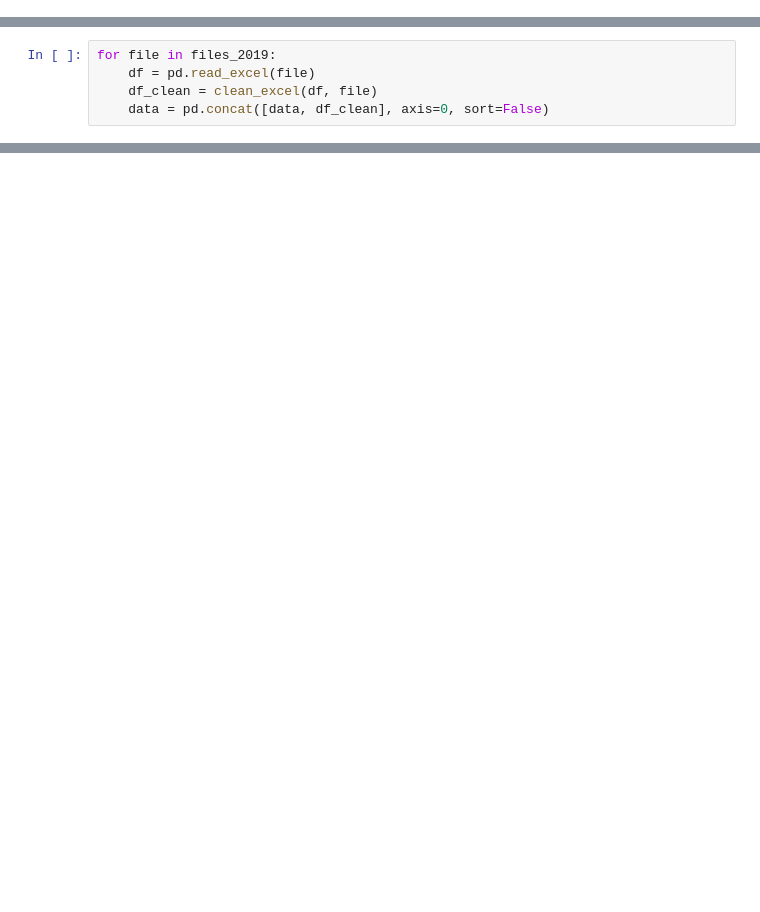
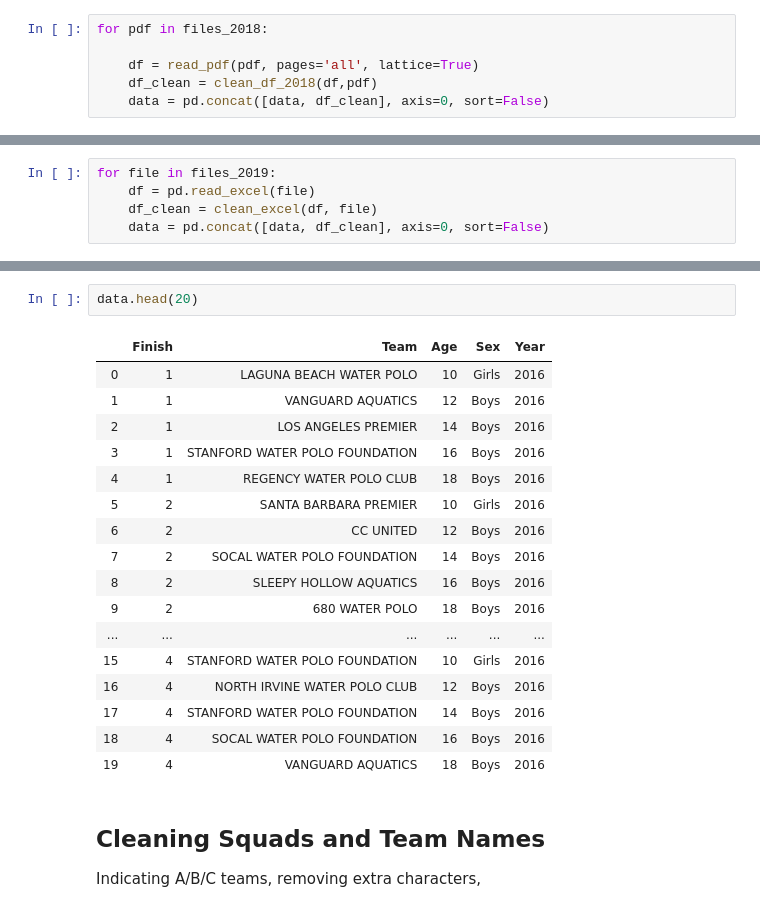
Before and after one commit to jessmontoya/Data_Science_Portfolio, a Jupyter notebook: USA_Water_Polo/Data Cleaning - USAWP.ipynb, the cells around one changed output, grey strips where cells are left out. Drawn from its saved outputs; the diff is of its cells as text; blank space fills up the shorter version.

```diff
--- a/USA_Water_Polo/Data Cleaning - USAWP.ipynb
+++ b/USA_Water_Polo/Data Cleaning - USAWP.ipynb
@@ -196,3 +240,9 @@ df
+# %%
+for pdf in files_2018:
+
+    df = read_pdf(pdf, pages='all', lattice=True)
+    df_clean = clean_df_2018(df,pdf)
+    data = pd.concat([data, df_clean], axis=0, sort=False)
 # %% [markdown]
 ## Import and clean excel files
 The final files are excel and require a simpler function.
@@ -266,3 +297,26 @@ data['Year'].value_counts()
 2011    512
 2010    352
 Name: Year, dtype: int64
+# %%
+data.head(20)
+# %% [output]
+|  | Finish | Team | Age | Sex | Year |
+| 0 | 1 | LAGUNA BEACH WATER POLO | 10 | Girls | 2016 |
+| 1 | 1 | VANGUARD AQUATICS | 12 | Boys | 2016 |
+| 2 | 1 | LOS ANGELES PREMIER | 14 | Boys | 2016 |
+| 3 | 1 | STANFORD WATER POLO FOUNDATION | 16 | Boys | 2016 |
+| 4 | 1 | REGENCY WATER POLO CLUB | 18 | Boys | 2016 |
+| 5 | 2 | SANTA BARBARA PREMIER | 10 | Girls | 2016 |
+| 6 | 2 | CC UNITED | 12 | Boys | 2016 |
+| 7 | 2 | SOCAL WATER POLO FOUNDATION | 14 | Boys | 2016 |
+| 8 | 2 | SLEEPY HOLLOW AQUATICS | 16 | Boys | 2016 |
+| 9 | 2 | 680 WATER POLO | 18 | Boys | 2016 |
+| ... | ... | ... | ... | ... | ... |
+| 15 | 4 | STANFORD WATER POLO FOUNDATION | 10 | Girls | 2016 |
+| 16 | 4 | NORTH IRVINE WATER POLO CLUB | 12 | Boys | 2016 |
+| 17 | 4 | STANFORD WATER POLO FOUNDATION | 14 | Boys | 2016 |
+| 18 | 4 | SOCAL WATER POLO FOUNDATION | 16 | Boys | 2016 |
+| 19 | 4 | VANGUARD AQUATICS | 18 | Boys | 2016 |
+# %% [markdown]
+## Cleaning Squads and Team Names
+Indicating A/B/C teams, removing extra characters,
```
Also changed, not shown: parts of 19 cells of this notebook.
